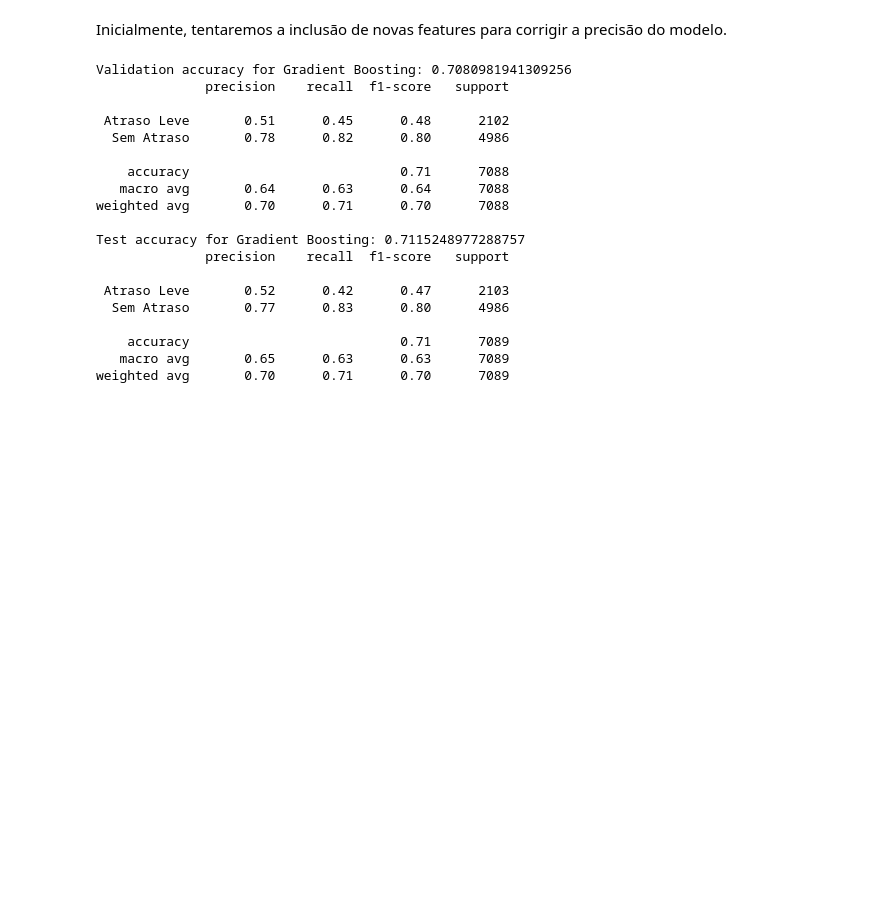
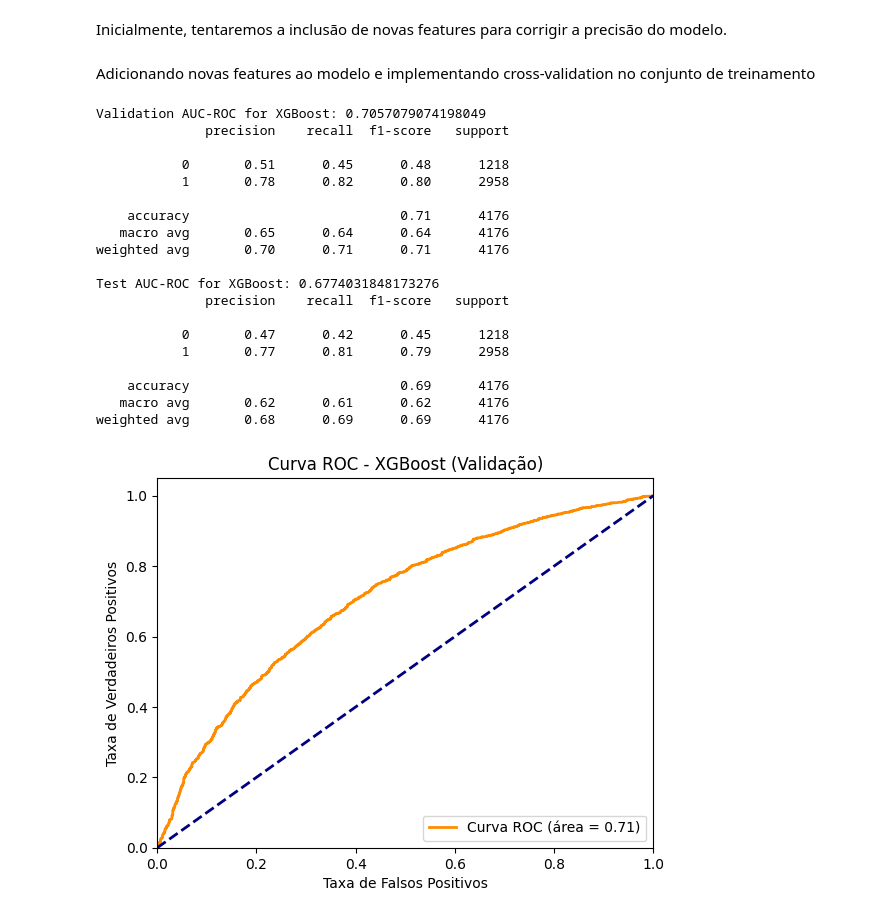
Before and after one commit to RodrigoBarbosaa/Flight_Delay_Prediction, a Jupyter notebook: voos.ipynb, the cells around one changed output. Cells and saved outputs as stored; diff of their text form; code cells hidden in the pictures; blank space fills up the shorter version.

```diff
--- a/voos.ipynb
+++ b/voos.ipynb
@@ -985 +935,3 @@ from sklearn.metrics import accuracy_score, classification_report
+# %% [markdown]
+Adicionando novas features ao modelo e implementando cross-validation no conjunto de treinamento
 # %%
@@ -1007,48 +958,76 @@ df_selected_routes = pd.get_dummies(df_selected_routes, columns=['Airline', 'Ori
 # %%
 # Selecionar features e variável alvo
 X = df_selected_routes.drop(columns=['CategoriaAtraso', 'FlightDate', 'OriginCityName', 'DestCityName', 'DepDelayMinutes'])
 y = df_selected_routes['CategoriaAtraso']
 
-# Dividir os dados em conjuntos de treinamento, validação e teste
+# Codificar as classes de 'y' como valores numéricos
+label_encoder = LabelEncoder()
+y = label_encoder.fit_transform(y)
+
+# Dividir os dados em conjuntos de treinamento, validação e teste com estratificação
 X_train, X_temp, y_train, y_temp = train_test_split(X, y, test_size=0.3, random_state=42, stratify=y)
 X_val, X_test, y_val, y_test = train_test_split(X_temp, y_temp, test_size=0.5, random_state=42, stratify=y_temp)
 
-# Aplicar SMOTE ao conjunto de treinamento
-smote = SMOTE(random_state=42)
-X_train_smote, y_train_smote = smote.fit_resample(X_train, y_train)
+# Treinar o melhor modelo XGBoost
+best_xgb_model = XGBClassifier(eval_metric='logloss', learning_rate=0.1, max_depth=5, n_estimators=100)
 
-# Definir e treinar o modelo Gradient Boosting com os hiperparâmetros conhecidos
-best_gb_model = GradientBoostingClassifier(n_estimators=200)
-best_gb_model.fit(X_train_smote, y_train_smote)
+best_xgb_model.fit(X_train, y_train)
 
 # Avaliar o modelo no conjunto de validação
-y_val_pred = best_gb_model.predict(X_val)
-val_accuracy = accuracy_score(y_val, y_val_pred)
-print(f"Validation accuracy for Gradient Boosting: {val_accuracy}")
+y_val_pred = best_xgb_model.predict(X_val)
+val_roc_auc = roc_auc_score(y_val, best_xgb_model.predict_proba(X_val)[:, 1])
+print(f'Validation AUC-ROC for XGBoost: {val_roc_auc}')
 print(classification_report(y_val, y_val_pred))
 
 # Avaliar o modelo no conjunto de teste
-y_test_pred = best_gb_model.predict(X_test)
-test_accuracy = accuracy_score(y_test, y_test_pred)
-print(f"Test accuracy for Gradient Boosting: {test_accuracy}")
+y_test_pred = best_xgb_model.predict(X_test)
+test_roc_auc = roc_auc_score(y_test, best_xgb_model.predict_proba(X_test)[:, 1])
+print(f'Test AUC-ROC for XGBoost: {test_roc_auc}')
 print(classification_report(y_test, y_test_pred))
+
+# Plotar a curva ROC para o conjunto de validação
+fpr, tpr, _ = roc_curve(y_val, best_xgb_model.predict_proba(X_val)[:, 1])
+plt.figure()
+plt.plot(fpr, tpr, color='darkorange', lw=2, label='Curva ROC (área = %0.2f)' % val_roc_auc)
+plt.plot([0, 1], [0, 1], color='navy', lw=2, linestyle='--')
+plt.xlim([0.0, 1.0])
+plt.ylim([0.0, 1.05])
+plt.xlabel('Taxa de Falsos Positivos')
+plt.ylabel('Taxa de Verdadeiros Positivos')
+plt.title(f'Curva ROC - XGBoost (Validação)')
+plt.legend(loc="lower right")
+plt.show()
+
+# Plotar a curva ROC para o conjunto de teste
+fpr, tpr, _ = roc_curve(y_test, best_xgb_model.predict_proba(X_test)[:, 1])
+plt.figure()
+plt.plot(fpr, tpr, color='darkorange', lw=2, label='Curva ROC (área = %0.2f)' % test_roc_auc)
+plt.plot([0, 1], [0, 1], color='navy', lw=2, linestyle='--')
+plt.xlim([0.0, 1.0])
+plt.ylim([0.0, 1.05])
+plt.xlabel('Taxa de Falsos Positivos')
+plt.ylabel('Taxa de Verdadeiros Positivos')
+plt.title(f'Curva ROC - XGBoost (Teste)')
+plt.legend(loc="lower right")
+plt.show()
 # %% [output]
-Validation accuracy for Gradient Boosting: 0.7080981941309256
+Validation AUC-ROC for XGBoost: 0.7057079074198049
               precision    recall  f1-score   support
 
- Atraso Leve       0.51      0.45      0.48      2102
-  Sem Atraso       0.78      0.82      0.80      4986
+           0       0.51      0.45      0.48      1218
+           1       0.78      0.82      0.80      2958
 
-    accuracy                           0.71      7088
-   macro avg       0.64      0.63      0.64      7088
-weighted avg       0.70      0.71      0.70      7088
+    accuracy                           0.71      4176
+   macro avg       0.65      0.64      0.64      4176
+weighted avg       0.70      0.71      0.71      4176
 
-Test accuracy for Gradient Boosting: 0.7115248977288757
+Test AUC-ROC for XGBoost: 0.6774031848173276
               precision    recall  f1-score   support
 
- Atraso Leve       0.52      0.42      0.47      2103
-  Sem Atraso       0.77      0.83      0.80      4986
+           0       0.47      0.42      0.45      1218
+           1       0.77      0.81      0.79      2958
 
-    accuracy                           0.71      7089
-   macro avg       0.65      0.63      0.63      7089
-weighted avg       0.70      0.71      0.70      7089
+    accuracy                           0.69      4176
+   macro avg       0.62      0.61      0.62      4176
+weighted avg       0.68      0.69      0.69      4176
+[figure, added]
```
Also changed, not shown: parts of 26 cells of this notebook.
